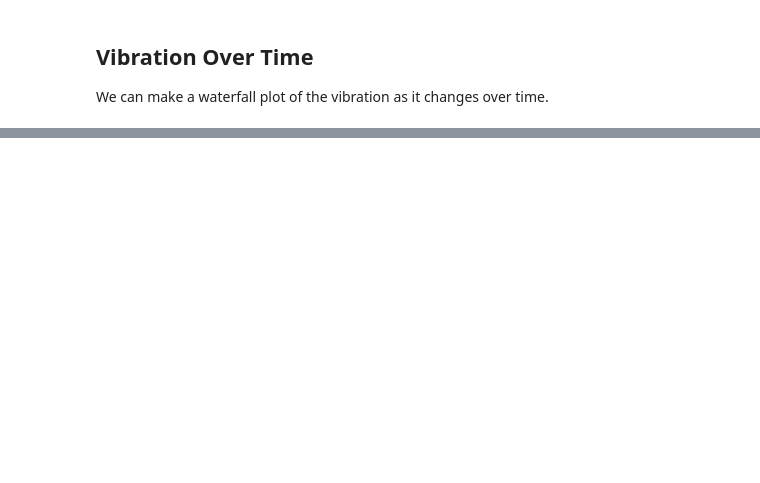
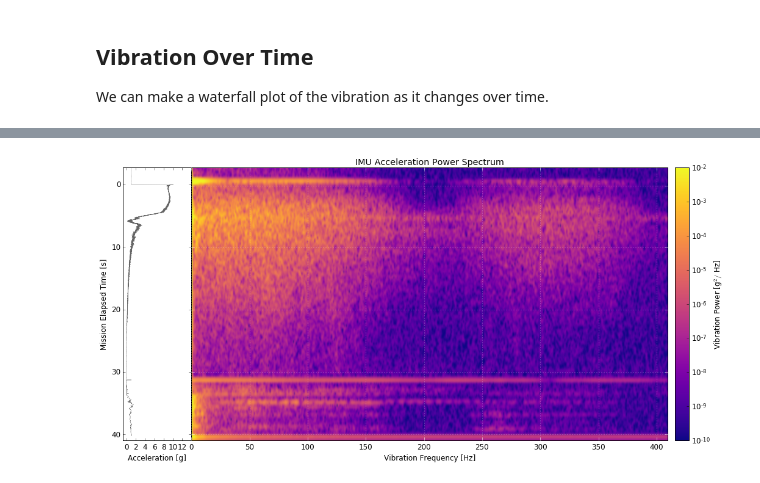
Before and after one commit to psas/Launch-11, a Jupyter notebook: data/analysis/vibration-environment.ipynb, the cells around one changed output, grey strips where cells are left out. Cells and saved outputs as stored; diff of their text form; code cells hidden in the pictures; blank space fills up the shorter version.

Commit message:
Data: Update vibration python notebook to match result from Launch12

```diff
--- a/data/analysis/vibration-environment.ipynb
+++ b/data/analysis/vibration-environment.ipynb
@@ -127,0 +103,83 @@ plt.show()
+# %%
+from math import sqrt
+from scipy import signal
+from matplotlib.colors import LogNorm
+from scipy.interpolate import interp1d
+from matplotlib import cm
+import numpy as np
+from matplotlib import gridspec
+import matplotlib.pyplot as plt
+
+accel = []
+time = time[0:35000]
+
+for i, t in enumerate(time):
+    accel.append(sqrt((acc_x[i]*acc_x[i]) + (acc_y[i]*acc_y[i]) + (acc_z[i]*acc_z[i])))
+
+fs = 819.2
+data = accel
+fft_size = 1024
+overlap_fac = 0.75
+
+hop_size = np.int32(np.floor(fft_size * (1-overlap_fac)))
+pad_end_size = fft_size          # the last segment can overlap the end of the data array by no more than one window size
+total_segments = np.int32(np.ceil(len(data) / np.float32(hop_size)))
+t_max = len(data) / np.float32(fs)
+
+window = np.hanning(fft_size)  # our half cosine window
+inner_pad = np.zeros(fft_size) # the zeros which will be used to double each segment size
+
+proc = np.concatenate((data, np.zeros(pad_end_size)))      # the data to process
+result = np.empty((total_segments, 513), dtype=np.float32) # space to hold the result
+
+for i in xrange(total_segments):
+    current_hop = hop_size * i                        # figure out the current segment offset
+    segment = proc[current_hop:current_hop+fft_size]  # get the current segment
+    windowed = segment * window                       # multiply by the half cosine function
+    f, pxx    = signal.periodogram(windowed, fs)      # scipi spectrum function on windowed segment
+    result[i, :] = pxx
+
+
+# Start Figure
+fig = plt.figure(figsize=(16,8))
+plt.subplots_adjust(wspace=0.001)   # no space between horizontal charts
+gs = gridspec.GridSpec(1, 2, width_ratios=[1, 7]) # stretch main chart to be most of the width
+
+# Plot raw accel guide-chart
+ax1 = plt.subplot(gs[0])
+plt.title(r"")
+plt.ylabel(r"Mission Elapsed Time [s]")
+plt.xlabel(r"Acceleration [g]")
+ax1.plot(data, time, 'k-', alpha=0.6, lw=0.4)
+plt.xlim([-0.7,13.9])
+plt.ylim([time[-1]+0.75,time[0]])
+
+# Plot spetrogram
+ax2 = plt.subplot(gs[1])
+plt.title(r"IMU Acceleration Power Spectrum")
+plt.xlabel(r"Vibration Frequency [Hz]")
+img = ax2.imshow(result, origin='upper', cmap='plasma', interpolation='bicubic', aspect='auto', norm=LogNorm(vmax=1.0e-2, vmin=1.0e-10))
+
+# Set sane ticks
+tics = range(0,401,50)
+ytics = range(0,41,10)
+timebase = interp1d([time[0],time[-1]+1],[0,total_segments])
+plt.xticks([t*(513/(fs/2.0)) for t in tics], tics)
+plt.yticks([timebase(t) for t in ytics], ytics)
+
+# Colors and grid
+ax2.tick_params(axis='x', colors='white', labelcolor='black', length=5)
+ax2.tick_params(axis='y', colors='white', labelcolor='black', length=5)
+ax2.grid(color='#ffffff', alpha=0.8)
+ticklabels = ax2.get_yticklabels()
+plt.setp(ticklabels, visible=False)
+plt.xlim([0,513])
+
+# Colorbar tight placement
+cbaxes = fig.add_axes([0.91, 0.125, 0.02, 0.775])
+cbar = plt.colorbar(img, cax = cbaxes)
+cbar.ax.set_ylabel(r'Vibration Power [g${}^2 /$ Hz]')
+
+plt.show()
+# %% [output]
+[figure, added]
```
Also changed, not shown: parts of 6 cells of this notebook.
